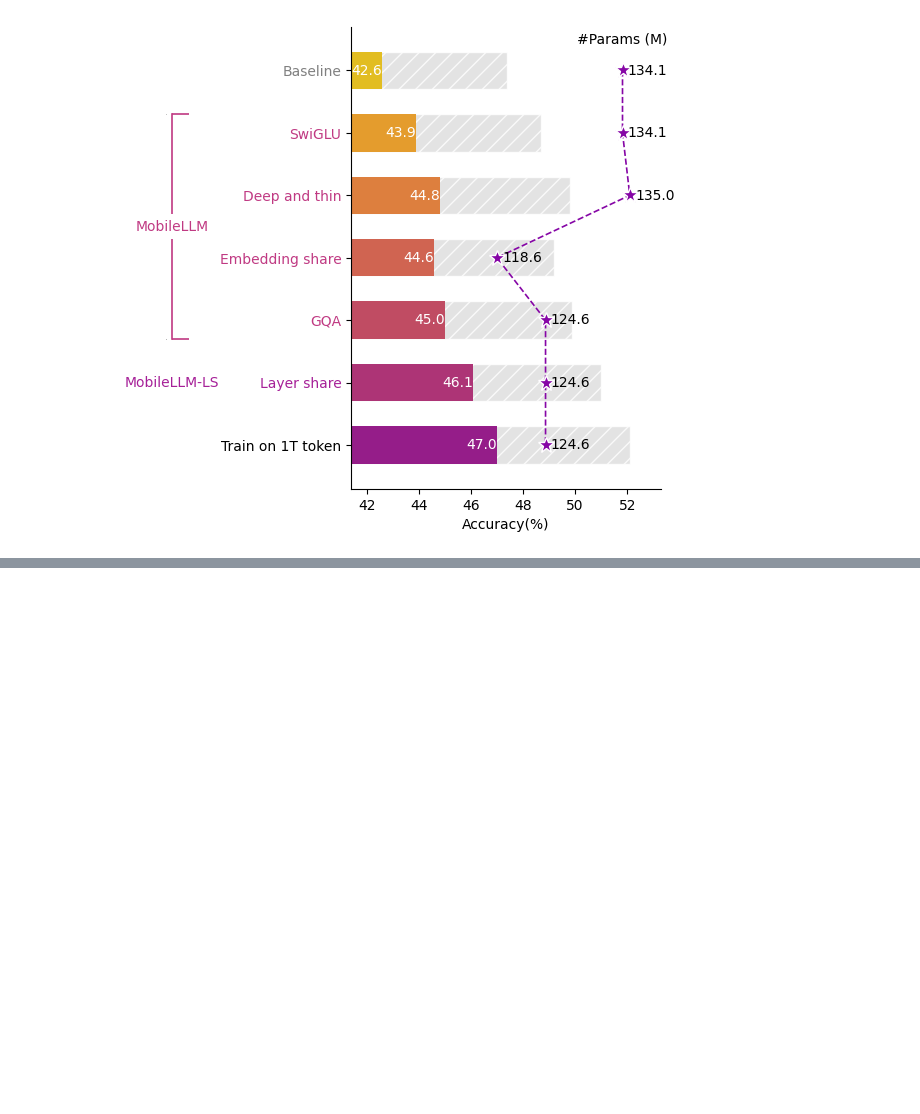
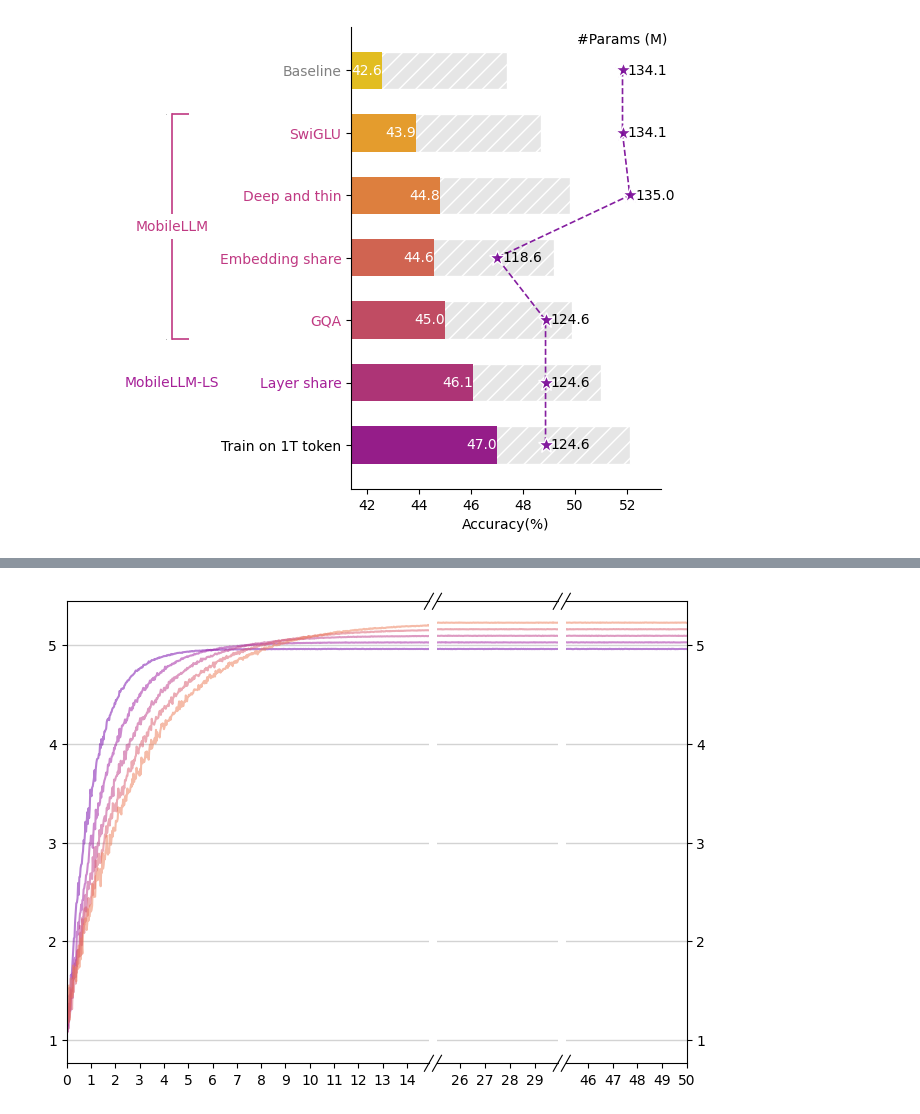
Before and after one commit to Yangzhichen763/DeepLearning, a Jupyter notebook: utils/plot/figure_tutorial.ipynb, the cells around one changed output, grey strips where cells are left out. Cells and saved outputs as stored; diff of their text form; code cells hidden in the pictures; blank space fills up the shorter version.

```diff
--- a/utils/plot/figure_tutorial.ipynb
+++ b/utils/plot/figure_tutorial.ipynb
@@ -225,18 +312,19 @@ plot.show()
 # %% [output]
 [figure]
 # %%
-def hide_axes(axes: plot.Axes):
+def hide_axes(ax: plot.Axes):
     """
     隐藏 axes 的所有内容
     """
-    axes.spines[[
+    ax.spines[[
         Align.LEFT.value,
         Align.RIGHT.value,
         Align.TOP.value,
         Align.BOTTOM.value]].set_visible(False)      # 隐藏所有边框
-    axes.set_facecolor((0, 0, 0, 0))                 # 设置背景为透明
-    axes.xaxis.set_major_locator(plot.NullLocator()) # 隐藏 x 轴主刻度线
-    axes.yaxis.set_major_locator(plot.NullLocator()) # 隐藏 y 轴主刻度线
+    ax.set_facecolor((0, 0, 0, 0))                 # 设置背景为透明
+    ax.xaxis.set_major_locator(plot.NullLocator()) # 隐藏 x 轴主刻度线
+    ax.yaxis.set_major_locator(plot.NullLocator()) # 隐藏 y 轴主刻度线
+    # 如果不再显示 axis，则可以直接 ax.axis("off")
 # %%
 
 # Design Roadmap figure (Saining Plot/Overall Trajectory Plot)
@@ -420,0 +766,87 @@ plot.show()
+# %%
+
+# -- figure
+# == 超参数 ==
+l = 0.02            # 截断线长度
+d = 0.04            # 截断区域宽度
+angle = 30          # 截断线旋转角度 degrees
+tick_shrink = 0.1   # 刻度向内收缩量（为了隐藏重叠刻度线）
+
+intervals = [(0, 15), (25, 30), (45, 50)]  # 显示区间
+
+# == 自定义颜色映射 ==
+# 参考：https://blog.csdn.net/mr_cat123/article/details/78638491
+plot.style.use('default')                                # 修改 plot 风格
+color_shrink = 2
+cmap = plot.cm.get_cmap("plasma", num_datas + (color_shrink * 2 - 1))    # 自定义颜色映射
+
+
+# == 数据点 ==
+n = 2000
+x = np.linspace(0, 50, n)
+num_datas = 5
+y = [(5 - (np.exp(-x / (i_datas / 2 + 1)) + 0.01) * (4 + np.random.randn(n) * 0.1)) + i_datas / 15
+     for i_datas in np.arange(num_datas)]
+
+# == 绘制图表 ==
+d_intervals = [interval[1] - interval[0] for interval in intervals]
+fig, axes = plot.subplots(      # 创建图表和轴
+    nrows=1, ncols=len(intervals),
+    width_ratios=d_intervals,
+    figsize=(8, 6), dpi=100
+)
+plot.subplots_adjust(wspace=d)    # 调整所有子图 width space 间隔为 0
+# 在每个子图上进行绘制
+num_intervals = len(intervals)
+for i in np.arange(num_intervals):
+    interval = intervals[i]
+    ax: plot.Axes = axes[i]
+
+    # == 绘制图线 ==
+    for j in np.arange(num_datas):
+        ax.plot(x, y[j], color=cmap(j + color_shrink), alpha=0.5)
+
+    # 设置轴刻度范围
+    if i == 0:
+        ax.set_xlim(interval[0], interval[1] - tick_shrink)
+    elif i == num_intervals - 1:
+        ax.set_xlim(interval[0] + tick_shrink, interval[1])
+    else:
+        ax.set_xlim(interval[0] + tick_shrink, interval[1] - tick_shrink)
+
+    # 隐藏左、右边框
+    ax.xaxis.set_major_locator(plot.IndexLocator(base=1, offset=0)) # 隐藏 x 轴主刻度线
+    if i == 0:                      # 第一个子图，隐藏右边框，显示左边 y 轴刻度
+        ax.spines[Align.RIGHT.value].set_visible(False)
+        ax.yaxis.tick_left()
+        ax.tick_params(labelleft=True)
+    elif i == num_intervals - 1:    # 最后一个子图，隐藏左边框，显示右边 y 轴刻度和标签
+        ax.spines[Align.LEFT.value].set_visible(False)
+        ax.yaxis.tick_right()
+        ax.tick_params(labelright=True)
+    else:                           # 其他子图，隐藏左、右边框，不显示右边 y 轴刻度
+        ax.spines[[Align.LEFT.value, Align.RIGHT.value]].set_visible(False)
+        ax.yaxis.set_tick_params(length=0)
+        ax.tick_params(labelleft=False, labelright=False)
+
+    # 绘制截断区域和标记
+    d_interval = d_intervals[i]
+    d_x = l * np.sin(np.deg2rad(angle)) * sum(d_intervals) / d_interval * fig.get_figheight() / fig.get_figwidth()
+    d_y = l * np.cos(np.deg2rad(angle))
+    if i != 0:
+        ax.plot((-d_x, +d_x), (1 - d_y, 1 + d_y),
+                  transform=ax.transAxes, color="black", clip_on=False, linewidth=0.8)
+        ax.plot((-d_x, +d_x), (-d_y, +d_y),
+                  transform=ax.transAxes, color="black", clip_on=False, linewidth=0.8)
+    if i != num_intervals - 1:
+        ax.plot((1 - d_x, 1 + d_x), (-d_y, +d_y),
+                  transform=ax.transAxes, color="black", clip_on=False, linewidth=0.8)
+        ax.plot((1 - d_x, 1 + d_x), (1 - d_y, 1 + d_y),
+                  transform=ax.transAxes, color="black", clip_on=False, linewidth=0.8)
+
+    # 绘制网格
+    ax.grid(axis="y", linestyle=LineStyle.SOLID.value, linewidth=1, color="lightgray")
+
+plot.show()
+# %% [output]
+[figure, added]
```
Also changed, not shown: parts of 9 cells of this notebook, 10 other files.
